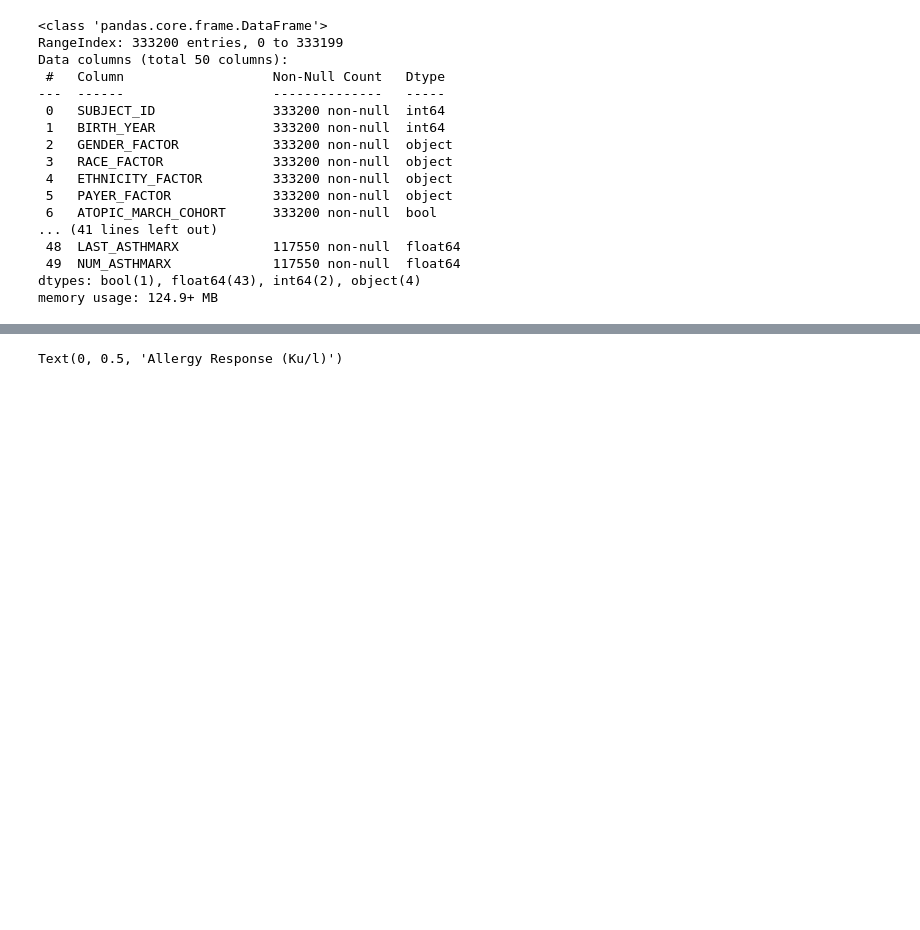
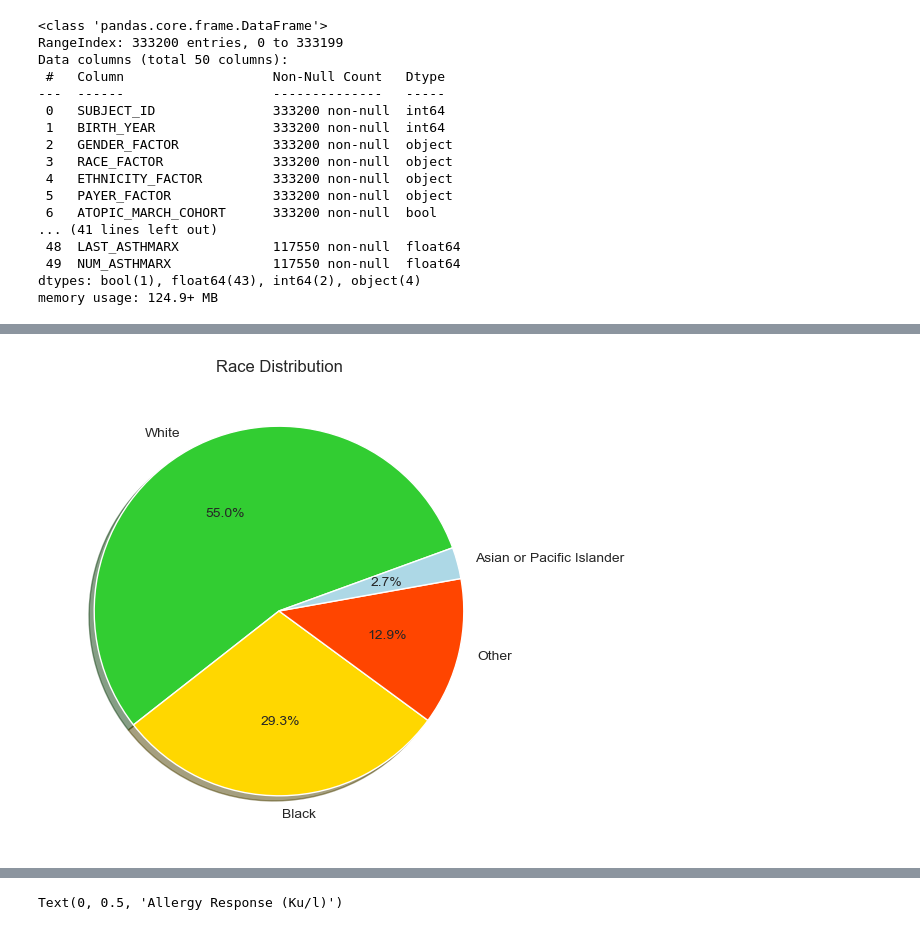
Before and after one commit to leahkrause/project_1, a Jupyter notebook: Allergy.ipynb, the cells around one changed output, grey strips where cells are left out. Saved outputs shown, nothing was run; the diff lists cells and outputs as text; code cells hidden in the pictures; blank space fills up the shorter version.

```diff
--- a/Allergy.ipynb
+++ b/Allergy.ipynb
@@ -82,0 +107,14 @@ allergy_df_clean.head()
+# %%
+allergy_df_clean['RACE_FACTOR'].unique()
+labels=[x[5:] for x in allergy_df_clean['RACE_FACTOR'].value_counts().index]
+sizes=[x for x in allergy_df_clean['RACE_FACTOR'].value_counts()]
+colors = ["limegreen","gold","orangered","lightblue","red"]
+
+plt.figure(figsize=(8,6))
+plt.pie(sizes, labels=labels, colors=colors,
+        autopct="%1.1f%%", shadow=True, startangle=20 ,
+        textprops={'fontsize': 10})
+plt.title('Race Distribution')
+plt.savefig('output_data/raceDist.png')
+# %% [output]
+[figure, added]
```
Also changed, not shown: parts of 46 cells of this notebook, 18 other files.
